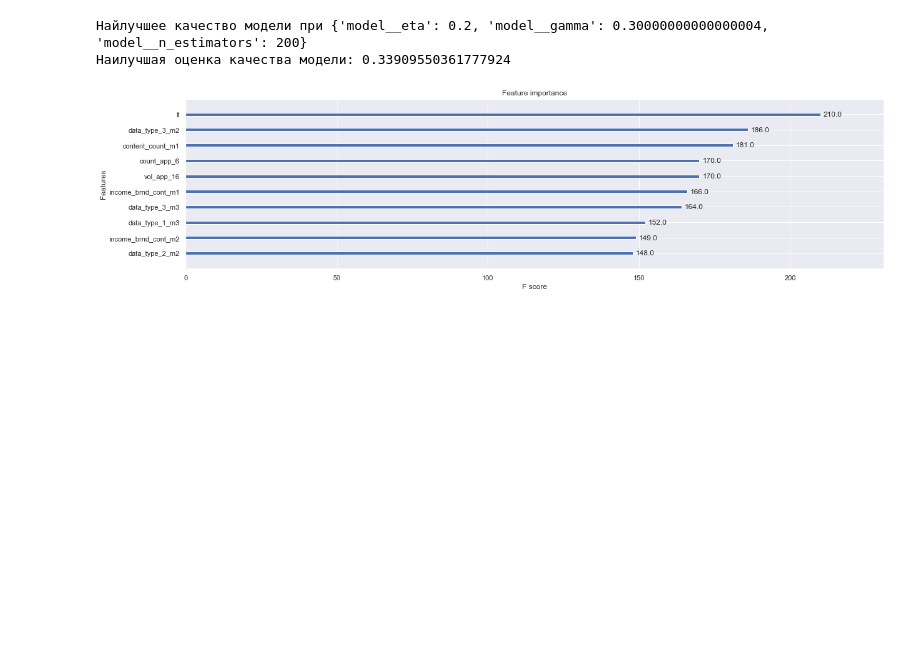
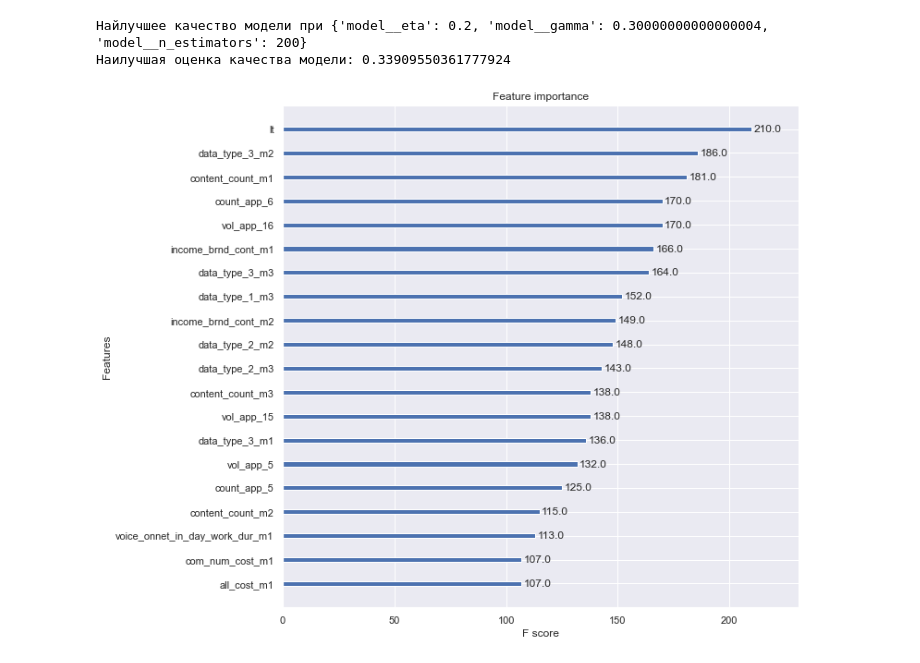
Before and after one commit to ML-Project-Univercity/Project, a Jupyter notebook: Project/Project.ipynb, the cells around one changed output. Cells and saved outputs as stored; diff of their text form; code cells hidden in the pictures; blank space fills up the shorter version.

```diff
--- a/Project/Project.ipynb
+++ b/Project/Project.ipynb
@@ -427,8 +432,8 @@ print("Наилучшая оценка качества модели:", grid.bes
 # %%
 model = XGBClassifier(eta= 0.2, gamma= 0.3, n_estimators= 200, use_rmm= True, eval_metric='mlogloss')
 model.fit(X_rous, y_rous)
-ax = plot_importance(model, max_num_features=10)
+ax = plot_importance(model, max_num_features=20)
 fig = ax.figure
-fig.set_size_inches(20, 5)
+fig.set_size_inches(10, 10)
 # %% [output]
-[figure, old version]
+[figure, new version]
```
Also changed, not shown: parts of 4 cells of this notebook.
